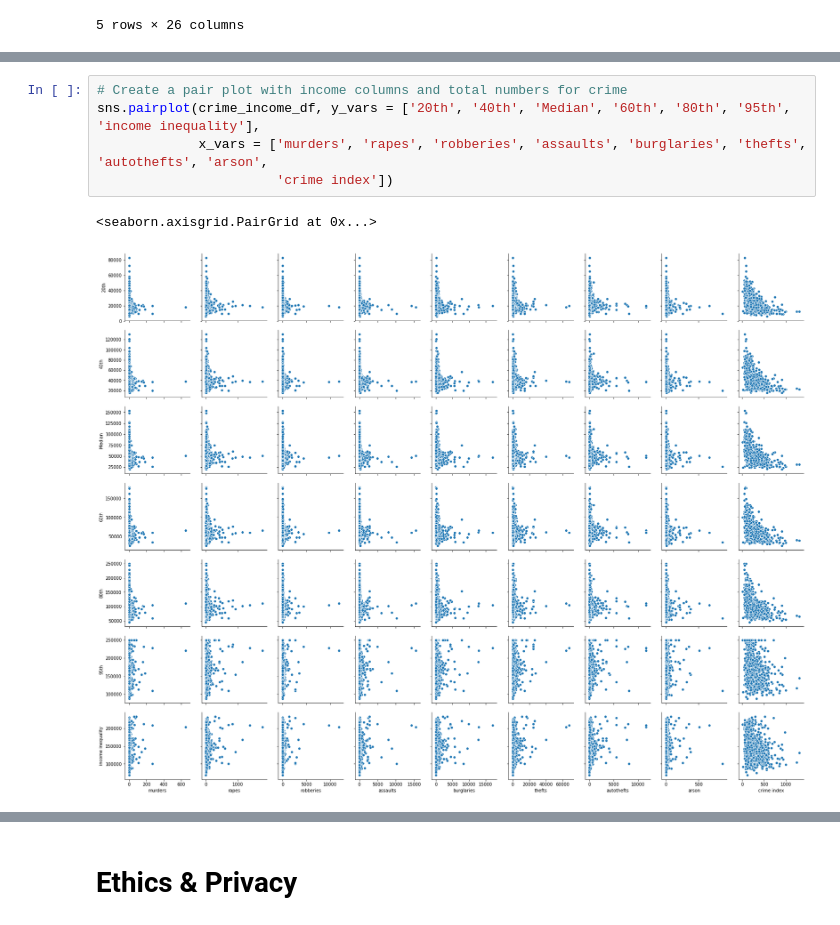
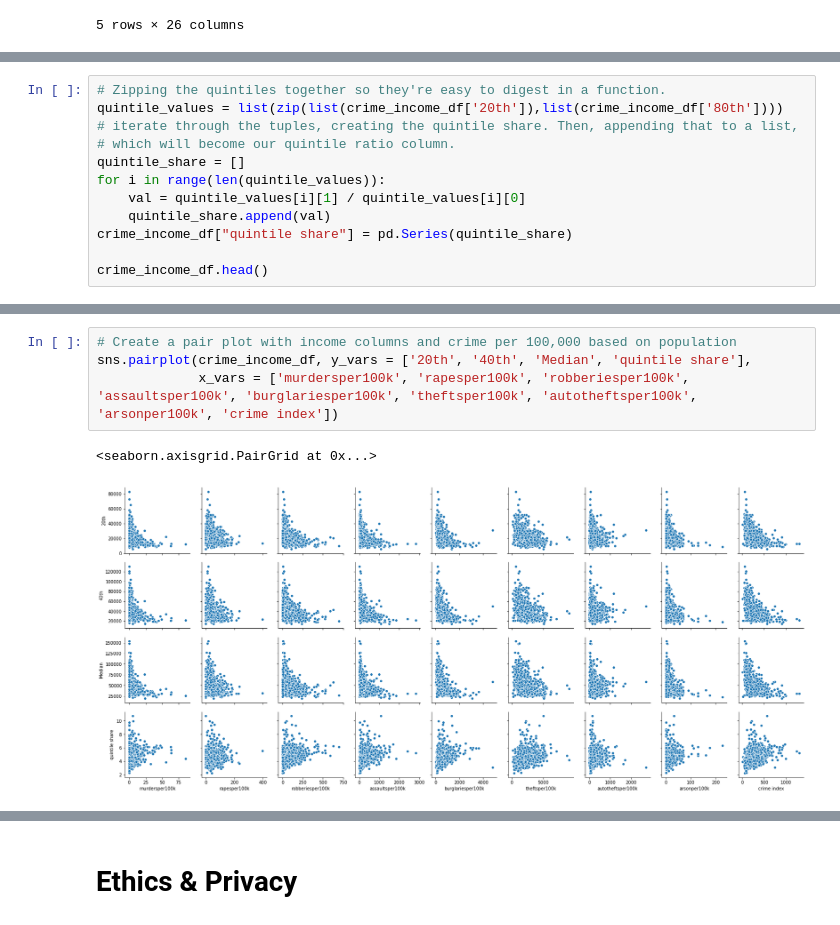
Before and after one commit to ewinterstorm/cogs108_finalproject, a Jupyter notebook: FinalProject.ipynb, the cells around one changed output, grey strips where cells are left out. Drawn from its saved outputs; the diff is of its cells as text.

```diff
--- a/FinalProject.ipynb
+++ b/FinalProject.ipynb
@@ -572,0 +576,12 @@ crime_income_df.head()
+# %%
+# Zipping the quintiles together so they're easy to digest in a function.
+quintile_values = list(zip(list(crime_income_df['20th']),list(crime_income_df['80th'])))
+# iterate through the tuples, creating the quintile share. Then, appending that to a list,
+# which will become our quintile ratio column.
+quintile_share = []
+for i in range(len(quintile_values)):
+    val = quintile_values[i][1] / quintile_values[i][0]
+    quintile_share.append(val)
+crime_income_df["quintile share"] = pd.Series(quintile_share)
+
+crime_income_df.head()
@@ -573,8 +596,7 @@ crime_income_df.head()
 # %%
-# Create a pair plot with income columns and total numbers for crime
-sns.pairplot(crime_income_df, y_vars = ['20th', '40th', 'Median', '60th', '80th', '95th', 'income inequality'],
-             x_vars = ['murders', 'rapes', 'robberies', 'assaults', 'burglaries', 'thefts', 'autothefts', 'arson',
-                       'crime index'])
+# Create a pair plot with income columns and crime per 100,000 based on population
+sns.pairplot(crime_income_df, y_vars = ['20th', '40th', 'Median', 'quintile share'],
+             x_vars = ['murdersper100k', 'rapesper100k', 'robberiesper100k', 'assaultsper100k', 'burglariesper100k', 'theftsper100k', 'autotheftsper100k', 'arsonper100k', 'crime index'])
 # %% [output]
 <seaborn.axisgrid.PairGrid at 0x...>
-[figure, old version]
+[figure, new version]
```
Also changed, not shown: parts of 16 cells of this notebook.
